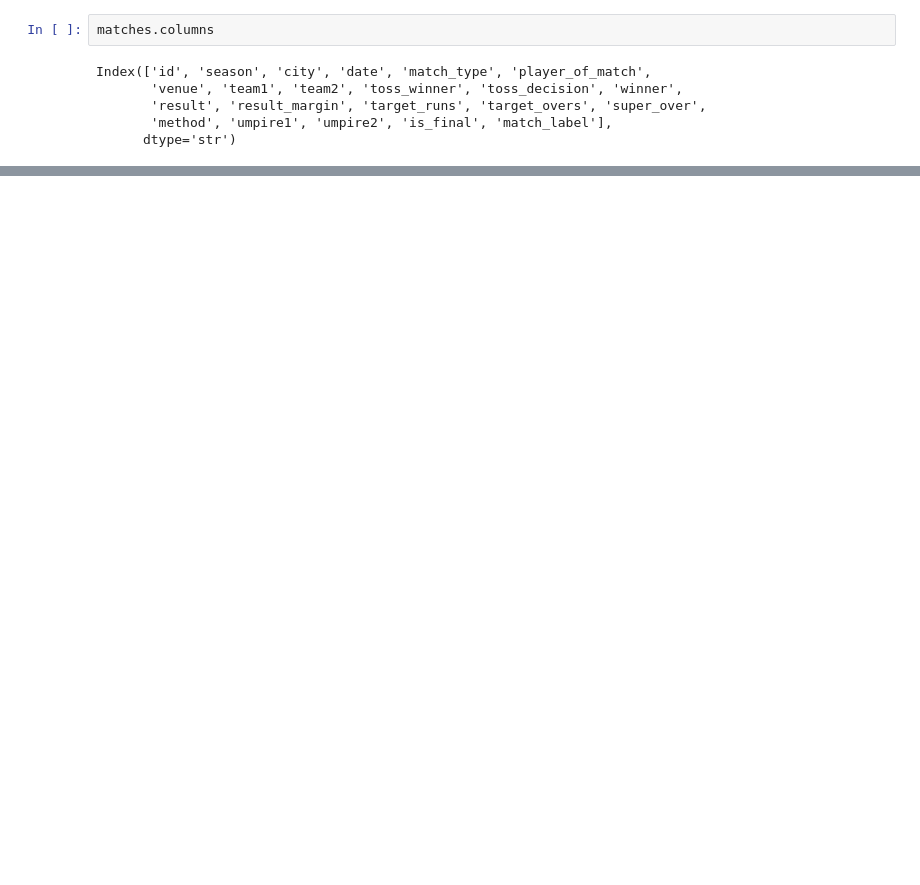
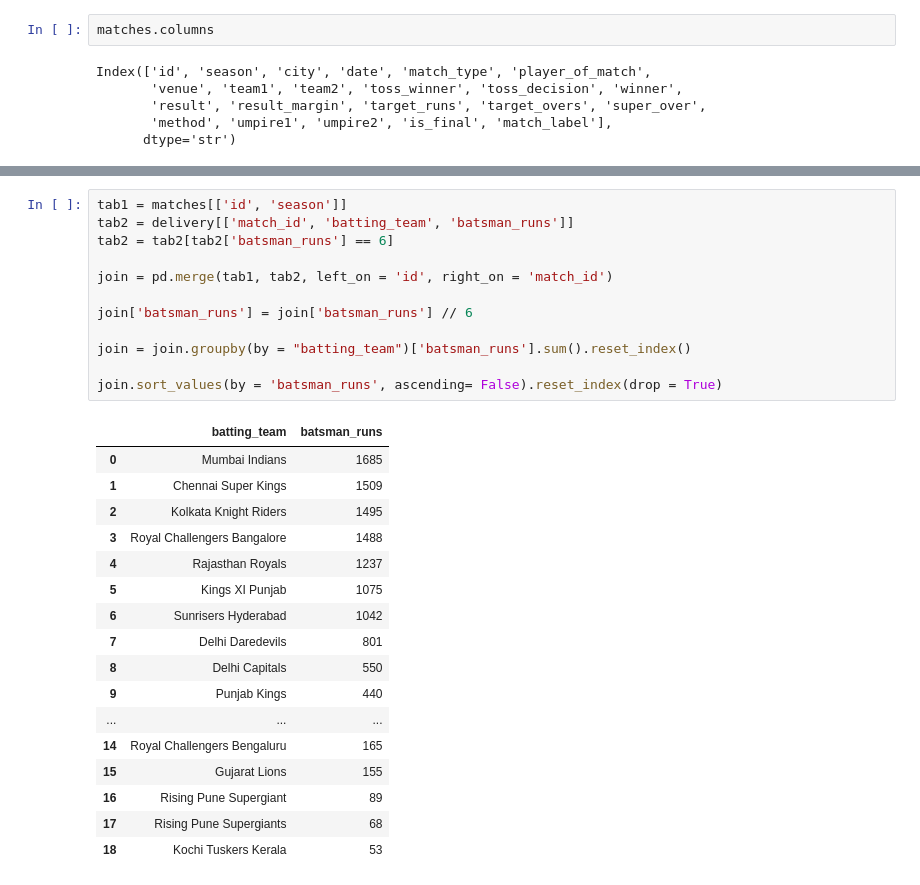
Before and after one commit to PrathamIngole/Data-Science, a Jupyter notebook: EDA/practice_on_dataSets/Match-delivery.ipynb, the cells around one changed output, grey strips where cells are left out. Saved outputs shown, nothing was run; the diff lists cells and outputs as text; blank space fills up the shorter version.

```diff
--- a/EDA/practice_on_dataSets/Match-delivery.ipynb
+++ b/EDA/practice_on_dataSets/Match-delivery.ipynb
@@ -867,0 +951,30 @@ Length: 5, dtype: str
+# %%
+tab1 = matches[['id', 'season']]
+tab2 = delivery[['match_id', 'batting_team', 'batsman_runs']]
+tab2 = tab2[tab2['batsman_runs'] == 6]
+
+join = pd.merge(tab1, tab2, left_on = 'id', right_on = 'match_id')
+
+join['batsman_runs'] = join['batsman_runs'] // 6
+
+join = join.groupby(by = "batting_team")['batsman_runs'].sum().reset_index()
+
+join.sort_values(by = 'batsman_runs', ascending= False).reset_index(drop = True)
+# %% [output]
+|  | batting_team | batsman_runs |
+| 0 | Mumbai Indians | 1685 |
+| 1 | Chennai Super Kings | 1509 |
+| 2 | Kolkata Knight Riders | 1495 |
+| 3 | Royal Challengers Bangalore | 1488 |
+| 4 | Rajasthan Royals | 1237 |
+| 5 | Kings XI Punjab | 1075 |
+| 6 | Sunrisers Hyderabad | 1042 |
+| 7 | Delhi Daredevils | 801 |
+| 8 | Delhi Capitals | 550 |
+| 9 | Punjab Kings | 440 |
+| ... | ... | ... |
+| 14 | Royal Challengers Bengaluru | 165 |
+| 15 | Gujarat Lions | 155 |
+| 16 | Rising Pune Supergiant | 89 |
+| 17 | Rising Pune Supergiants | 68 |
+| 18 | Kochi Tuskers Kerala | 53 |
```
Also changed, not shown: parts of 22 cells of this notebook, 2 other files.
